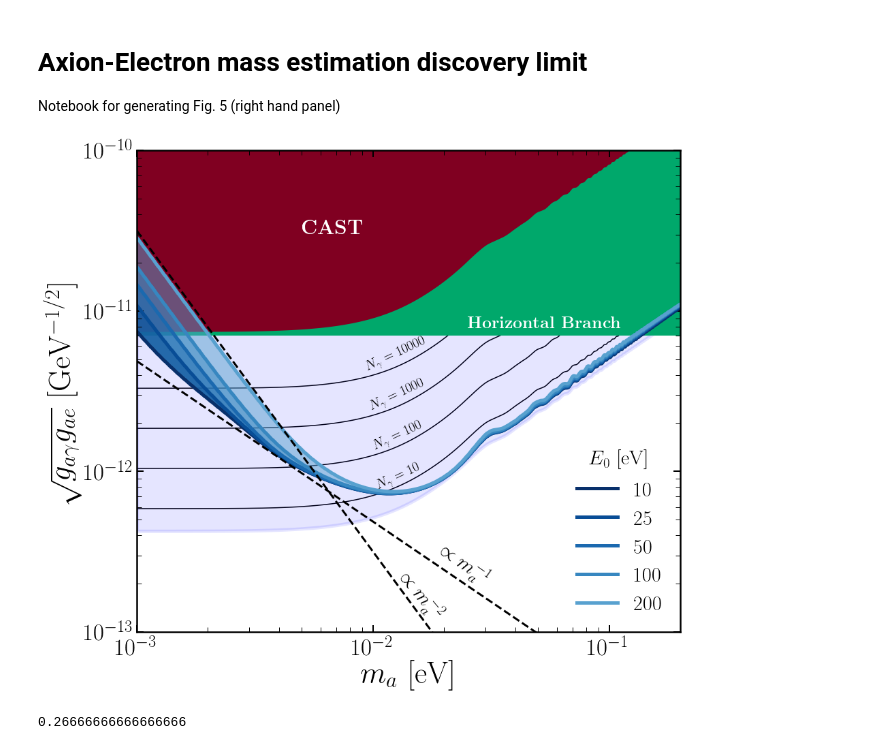
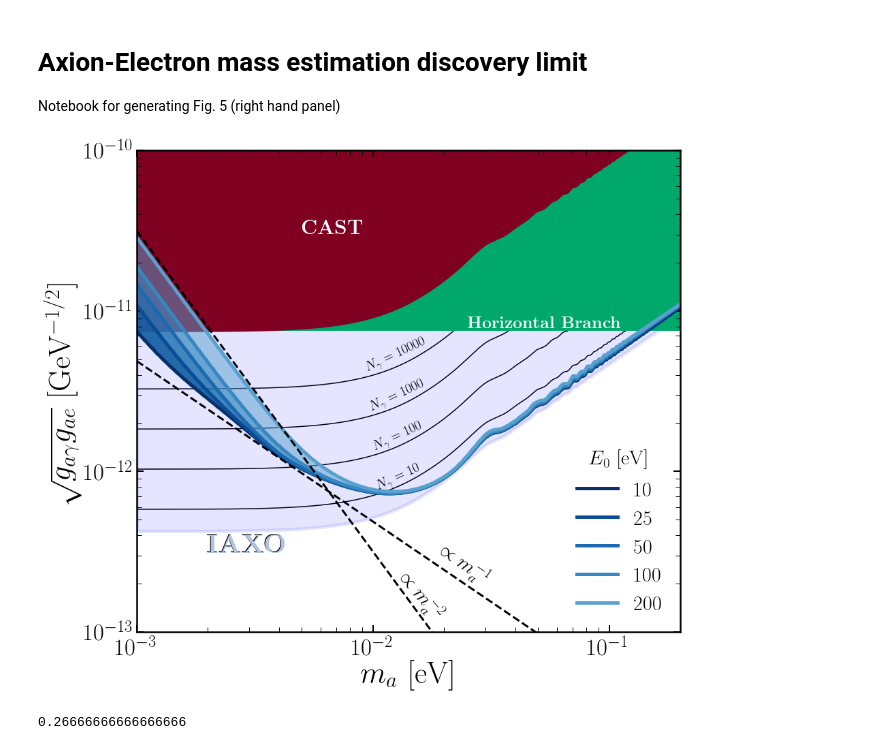
Before and after one commit to cajohare/IAXOmass, a Jupyter notebook: code/plot_MassDiscovery_Electron.ipynb, the cells around one changed output. Drawn from its saved outputs; the diff is of its cells as text; code cells hidden in the pictures.

Commit message:
added label to plot

```diff
--- a/code/plot_MassDiscovery_Electron.ipynb
+++ b/code/plot_MassDiscovery_Electron.ipynb
@@ -45,3 +30,24 @@ print 'Done.'
+# %%
+# ONLY RUN THIS CELL IF YOU WANT TO RERUN THE TABULATED PHOTON DATA (Takes quite a bit if the precision is high)
+DL = zeros(shape=(nE0_vals,n_DL))
+
+# Loop over energy resolutions
+for i in range(0,nE0_vals):
+    E0 = E0_vals[i]
+    # Generate data tables
+    # E_bins = centres of energy bins
+    # R1_tab = data table for axion masses in mvals
+    # R0 = table for massless axion
+    E_bins,R1_tab,R0 = AxionFuncs.BinnedPhotonNumberTable(m_vals,E0,E_max,nE_bins,coupling=gname,nfine=10,res_on=True)
+
+    # Generate discovery limits along mass values m_DL_vals
+    DL[i,:] = Like.MassDiscoveryLimit_Simple(m_vals,R1_tab,R0,m_DL_vals)
+
+    # For E0==50 generate IAXO sensitivity (corresponds to N_obs=5.9)
+    if i==3:
+        IAXO = Like.ConstantObsNumberLine(5.9,m_DL_vals,m_vals,R1_tab)
+    print 'Finished:',i+1,'of',nE0_vals,': E0 = ',E0,' keV...'
+print 'Done.'
 # %%
 # Set various plotting style things
 plt.rcParams['axes.linewidth'] = 2.5
@@ -56,6 +62,8 @@ ymax = 1e-10
 
 # Plot IAXO limit
 plt.fill_between(m_DL_vals,IAXO/1.2,y2=ymax,edgecolor="Blue",facecolor="Blue",alpha=0.1,linewidth=5)
+plt.text(1.98e-3,3.15e-13,r"{\bf IAXO}",fontsize=40)
+plt.text(2e-3,3.1e-13,r"{\bf IAXO}",color="lightsteelblue",fontsize=40)
 
 # Plot constant event numbers lines
 for Ngamma in [10,100,1000,10000]:
@@ -65,7 +73,7 @@ for Ngamma in [10,100,1000,10000]:
 
 # HB limit
 HB_col = [0.0, 0.66, 0.42]
-HBmin = 7e-12
+HBmin = 7.5e-12
 plt.fill_between([1e-3,1e0],[HBmin,HBmin],y2=ymax,edgecolor=None,facecolor=HB_col)
 plt.text(2.5e-2,0.78e-11,r'{\bf Horizontal Branch}',fontsize=25,color='w')
 
@@ -85,39 +93,36 @@ for i in flipud(range(0,nE0_vals)):
 
 
 # Plot g \propto m^(-1.74) line
 plt.plot(m_DL_vals,7.5e-13*(m_DL_vals/0.0065)**-2.0,'k--',linewidth=3)
 plt.plot(m_DL_vals,7.5e-13*(m_DL_vals/0.0065)**-1.0,'k--',linewidth=3)
 plt.text(1.8e-2,2.8e-13,r'$\propto m_a^{-1}$',fontsize=30,rotation=-35,zorder=0)
 plt.text(1.2e-2,1.9e-13,r'$\propto m_a^{-2}$',fontsize=30,rotation=-50,zorder=0)
 
 
 
 # Style
 plt.xlim([m_DL_vals[0],m_DL_vals[-1]])
 plt.ylim([ymin,ymax])
 plt.xticks(fontsize=35)
 plt.yticks(fontsize=35)
 ax.tick_params(which='major',direction='in',width=2,length=10,right=True,top=True)
 ax.tick_params(which='minor',direction='in',width=1,length=7,right=True,top=True)
 ax.tick_params(axis='x', which='major', pad=10)
 plt.xlabel(r"$m_a$ [eV]",fontsize=45)
 plt.ylabel(r"$\sqrt{g_{a\gamma}g_{ae}}$ [GeV$^{-1/2}$]",fontsize=45)
 
 # Legend
 leg = plt.legend(fontsize=30,frameon=False,title=r'$E_0$ [eV]',loc="lower right")
 plt.setp(leg.get_title(),fontsize=30)
 
 # Show and save
 plt.show()
 fig.savefig('../plots/MassDiscoveryLimit_Electron.pdf',bbox_inches='tight')
 fig.savefig('../plots/plots_png/MassDiscoveryLimit_Electron.png',bbox_inches='tight') # Save for preview in README
-
-
-# Save data for other plots
-savetxt("../my_data/MassDiscoveryLimit_Electron.txt",vstack((m_DL_vals,DL)))
 # %% [output]
-[figure, old version]
+[figure, new version]
-# %%
-log10(Ngamma)/15.0
-# %% [output]
-0.26666666666666666
+# %%
+# Save data for other plots (if needed to overwrite what is already there)
+savetxt("../my_data/MassDiscoveryLimit_Electron.txt",vstack((m_DL_vals,DL)))
+# %% [output]
+0.26666666666666666
```
Also changed, not shown: parts of 1 cell of this notebook, 9 other files.
